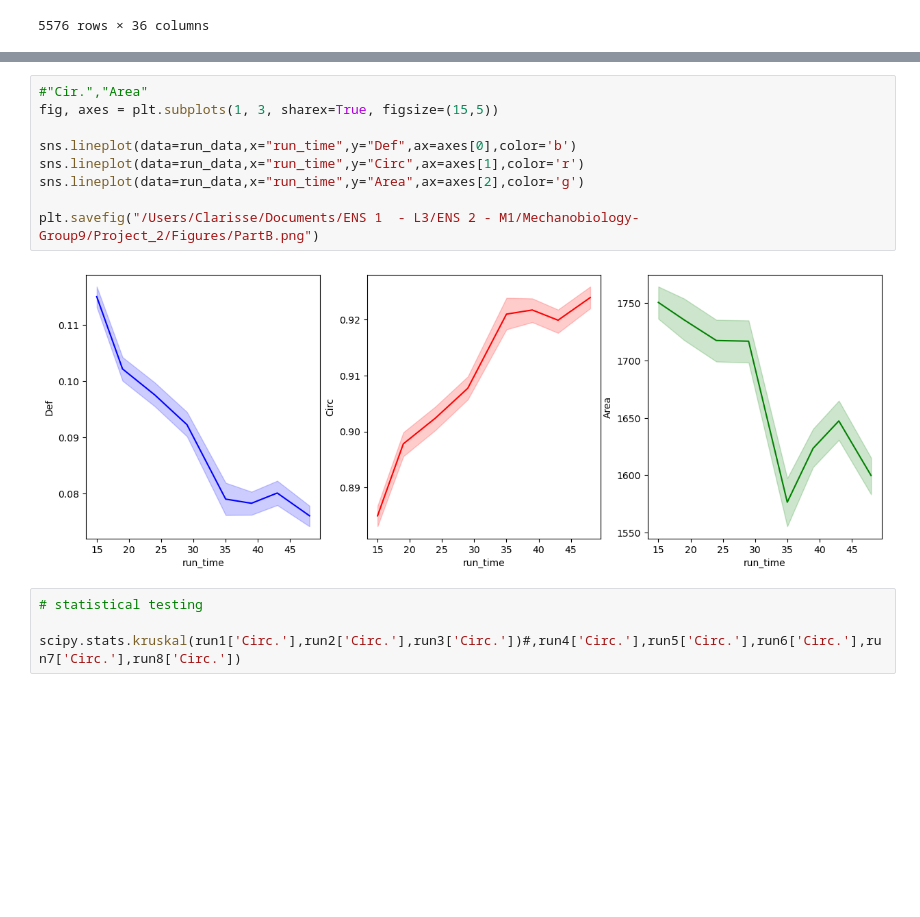
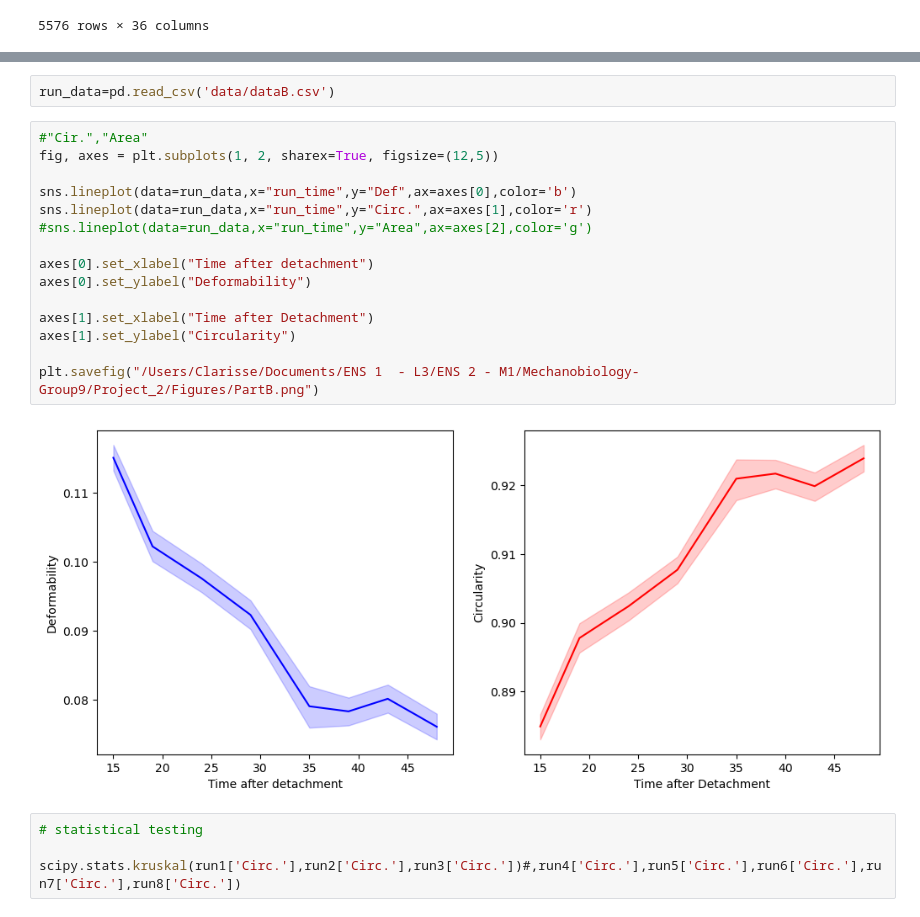
Before and after one commit to ClarissePierre/Mechanobiology-Group9, a Jupyter notebook: Project_2/Part_B.ipynb, the cells around one changed output, grey strips where cells are left out. Cells and saved outputs as stored; diff of their text form; blank space fills up the shorter version.

Commit message:
Update Part B and C plots

```diff
--- a/Project_2/Part_B.ipynb
+++ b/Project_2/Part_B.ipynb
@@ -91,14 +85,22 @@ run_data.head()
+# %%
+run_data=pd.read_csv('data/dataB.csv')
 # %%
 #"Cir.","Area"
-fig, axes = plt.subplots(1, 3, sharex=True, figsize=(15,5))
+fig, axes = plt.subplots(1, 2, sharex=True, figsize=(12,5))
 
 sns.lineplot(data=run_data,x="run_time",y="Def",ax=axes[0],color='b')
-sns.lineplot(data=run_data,x="run_time",y="Circ",ax=axes[1],color='r')
-sns.lineplot(data=run_data,x="run_time",y="Area",ax=axes[2],color='g')
+sns.lineplot(data=run_data,x="run_time",y="Circ.",ax=axes[1],color='r')
+#sns.lineplot(data=run_data,x="run_time",y="Area",ax=axes[2],color='g')
+
+axes[0].set_xlabel("Time after detachment")
+axes[0].set_ylabel("Deformability")
+
+axes[1].set_xlabel("Time after Detachment")
+axes[1].set_ylabel("Circularity")
 
 plt.savefig("/Users/Clarisse/Documents/ENS 1  - L3/ENS 2 - M1/Mechanobiology-Group9/Project_2/Figures/PartB.png")
 # %% [output]
-[figure, old version]
+[figure, new version]
 # %%
 # statistical testing
 
```
Also changed, not shown: parts of 1 cell of this notebook, 3 other files.
